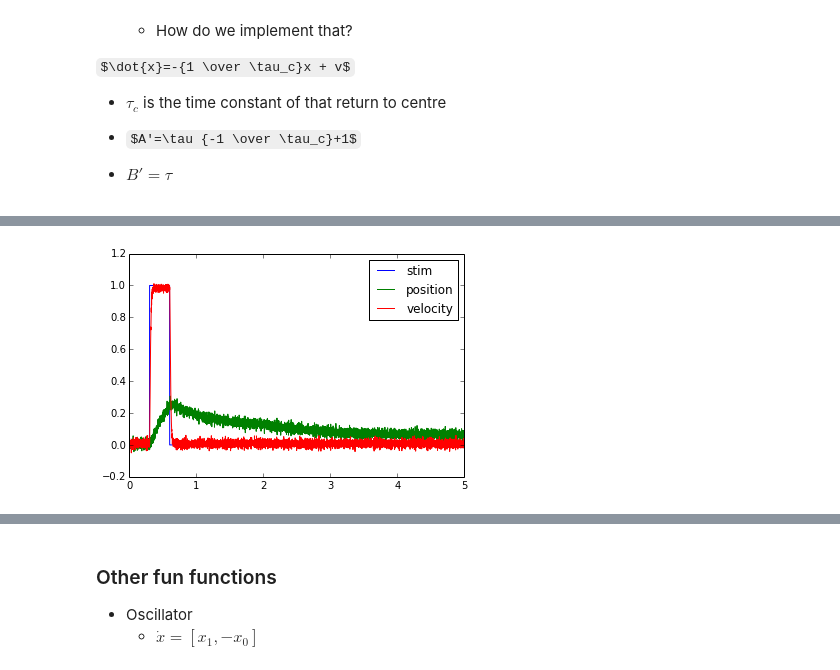
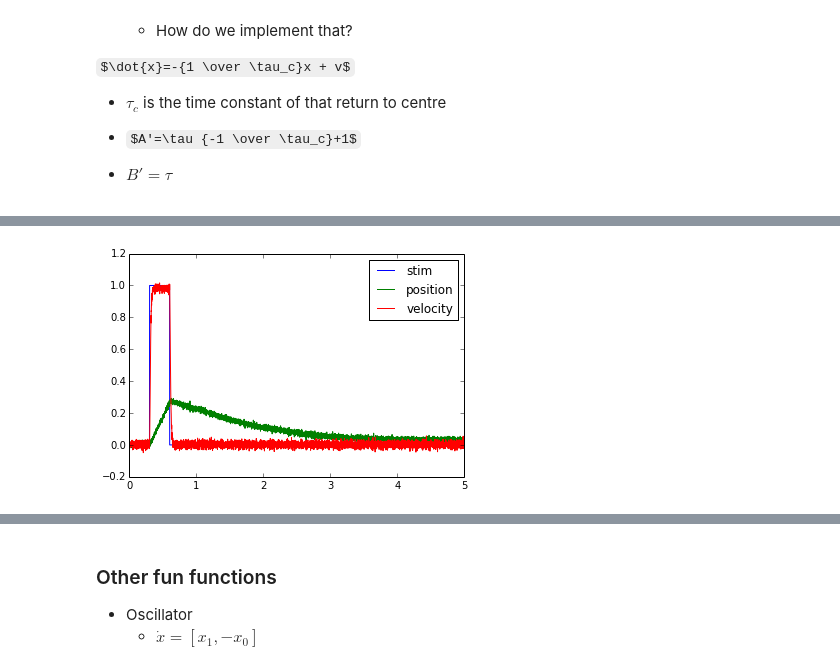
Before and after one commit to celiasmith/syde556, a Jupyter notebook: SYDE 556 Lecture 5 Dynamics.ipynb, the cells around one changed output, grey strips where cells are left out. Saved outputs shown, nothing was run; the diff lists cells and outputs as text; code cells hidden in the pictures; some formulas as TeX source.

```diff
--- a/SYDE 556 Lecture 5 Dynamics.ipynb
+++ b/SYDE 556 Lecture 5 Dynamics.ipynb
@@ -361,7 +355,7 @@ tau = 0.01
 model = nengo.Network('Eye control', seed=4)
 
 with model:
-    stim = nengo.Node(piecewise({.3:1, .5:0 }))
+    stim = nengo.Node(piecewise({.3:1, .6:0 }))
     velocity = nengo.Ensemble(100, dimensions=1)
     position = nengo.Ensemble(100, dimensions=1)
 
@@ -454,12 +447,12 @@ from nengo.utils.functions import piecewise
 tau = 0.1
 tau_c = 2.0
 
-model = nengo.Network('Eye control', seed=4)
+model = nengo.Network('Eye control', seed=5)
 
 with model:
     stim = nengo.Node(piecewise({.3:1, .6:0 }))
     velocity = nengo.Ensemble(100, dimensions=1)
-    position = nengo.Ensemble(100, dimensions=1)
+    position = nengo.Ensemble(200, dimensions=1)
 
     def feedback(x):
         return (-tau/tau_c + 1)*x
@@ -484,4 +476,4 @@ Simulation finished in 0:00:02.
-[figure, old version]
+[figure, new version]
 # %% [markdown]
 - That also looks right.  Note that as $\tau_c \rightarrow \infty$ this will approach the integrator.
 - Humans (a) and Goldfish (b)
```
Also changed, not shown: parts of 13 cells of this notebook, 4 other files.
